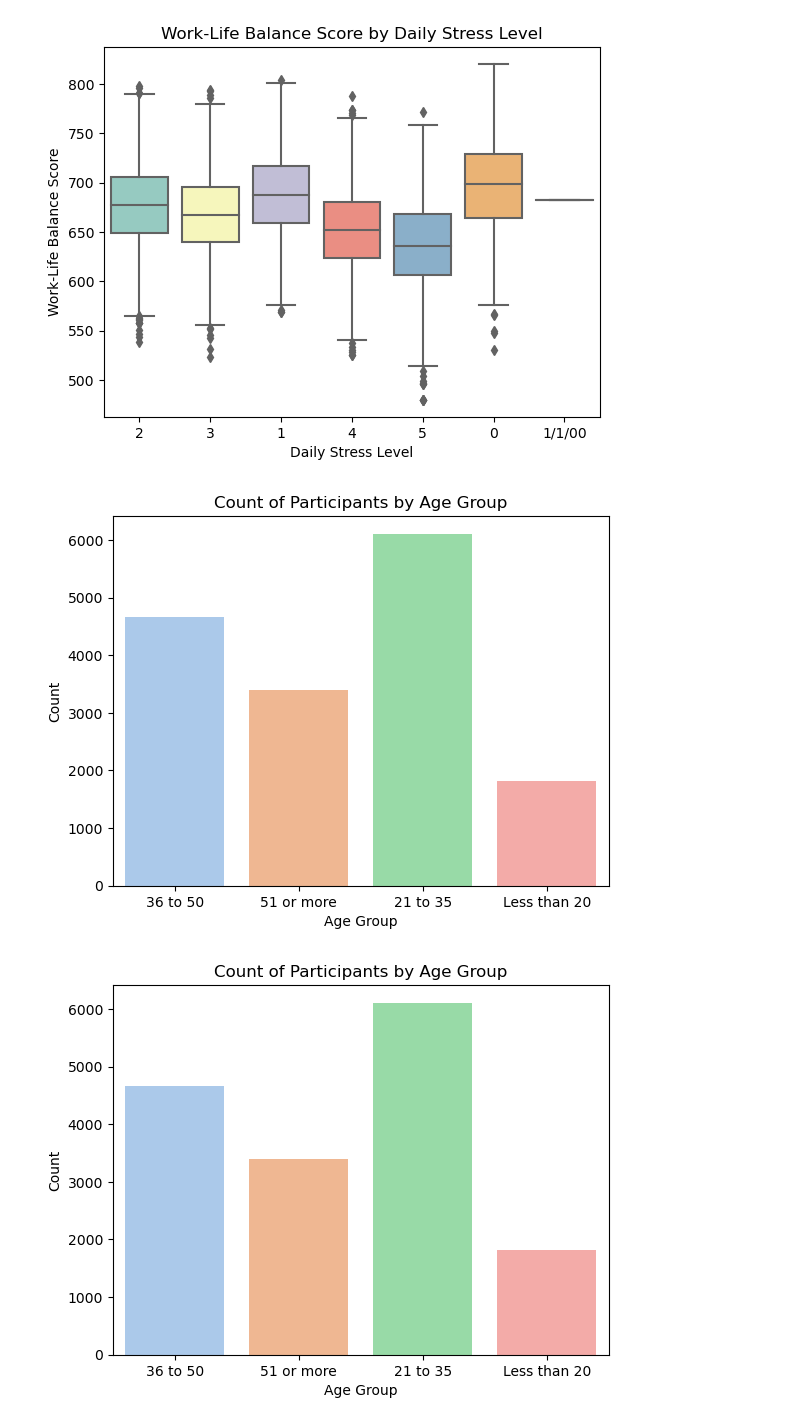
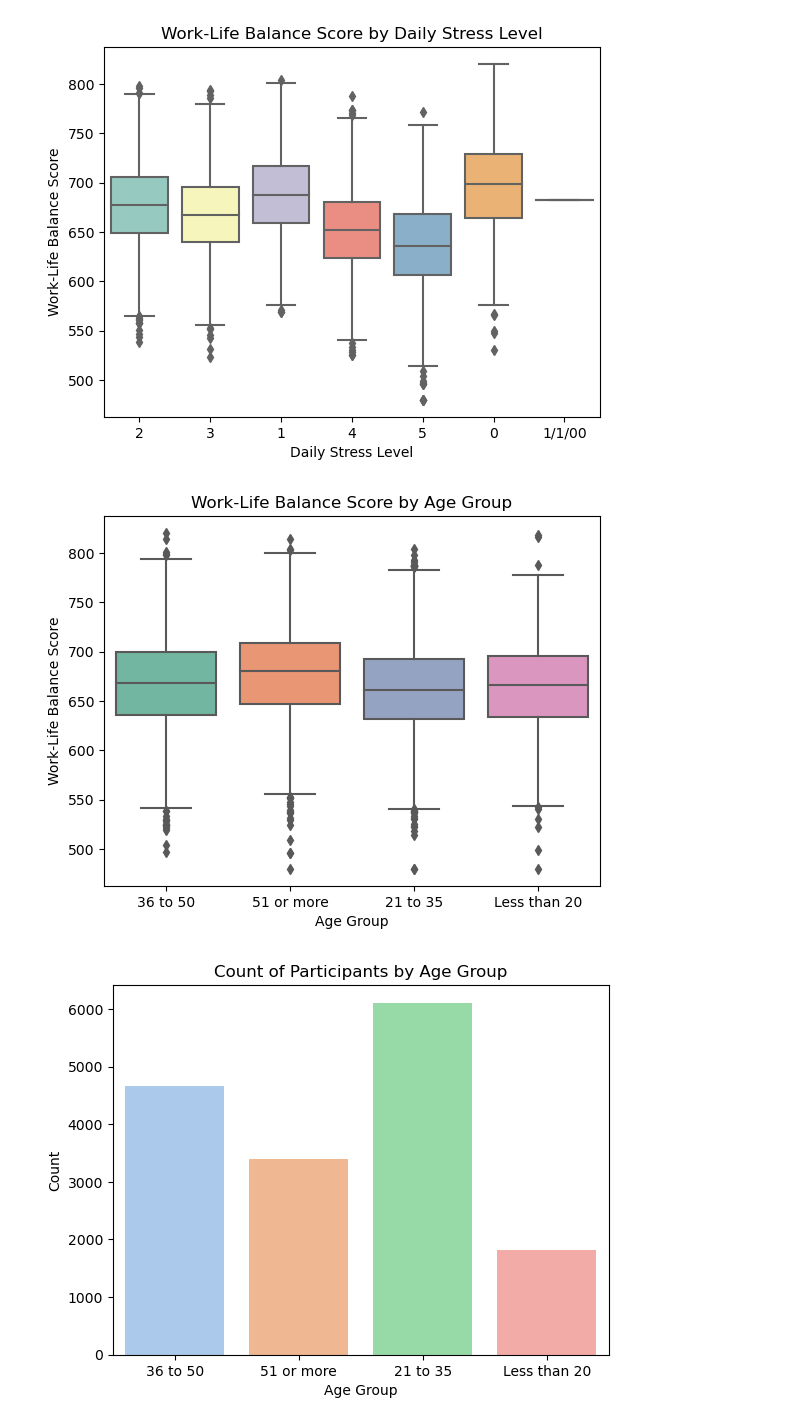
Before and after one commit to amsun001/Project_DataScience-lifestyle-and-wellbeing, a Jupyter notebook: Script/LifestyleAndWellbeing.ipynb, the cells around one changed output. Saved outputs shown, nothing was run; the diff lists cells and outputs as text; code cells hidden in the pictures.

Commit message:
Updated explorative data analysis for Age group

```diff
--- a/Script/LifestyleAndWellbeing.ipynb
+++ b/Script/LifestyleAndWellbeing.ipynb
@@ -217,13 +217,13 @@ plt.show()
 # %% [output]
 [figure]
 # %%
-sns.countplot(data=csv_data, x='AGE', palette='pastel')
-plt.title('Count of Participants by Age Group')
+sns.boxplot(data=csv_data, x='AGE', y='WORK_LIFE_BALANCE_SCORE', palette='Set2')
+plt.title('Work-Life Balance Score by Age Group')
 plt.xlabel('Age Group')
-plt.ylabel('Count')
+plt.ylabel('Work-Life Balance Score')
 plt.show()
 # %% [output]
-[figure, old version]
+[figure, new version]
 # %%
 sns.countplot(data=csv_data, x='AGE', palette='pastel')
 plt.title('Count of Participants by Age Group')
```
